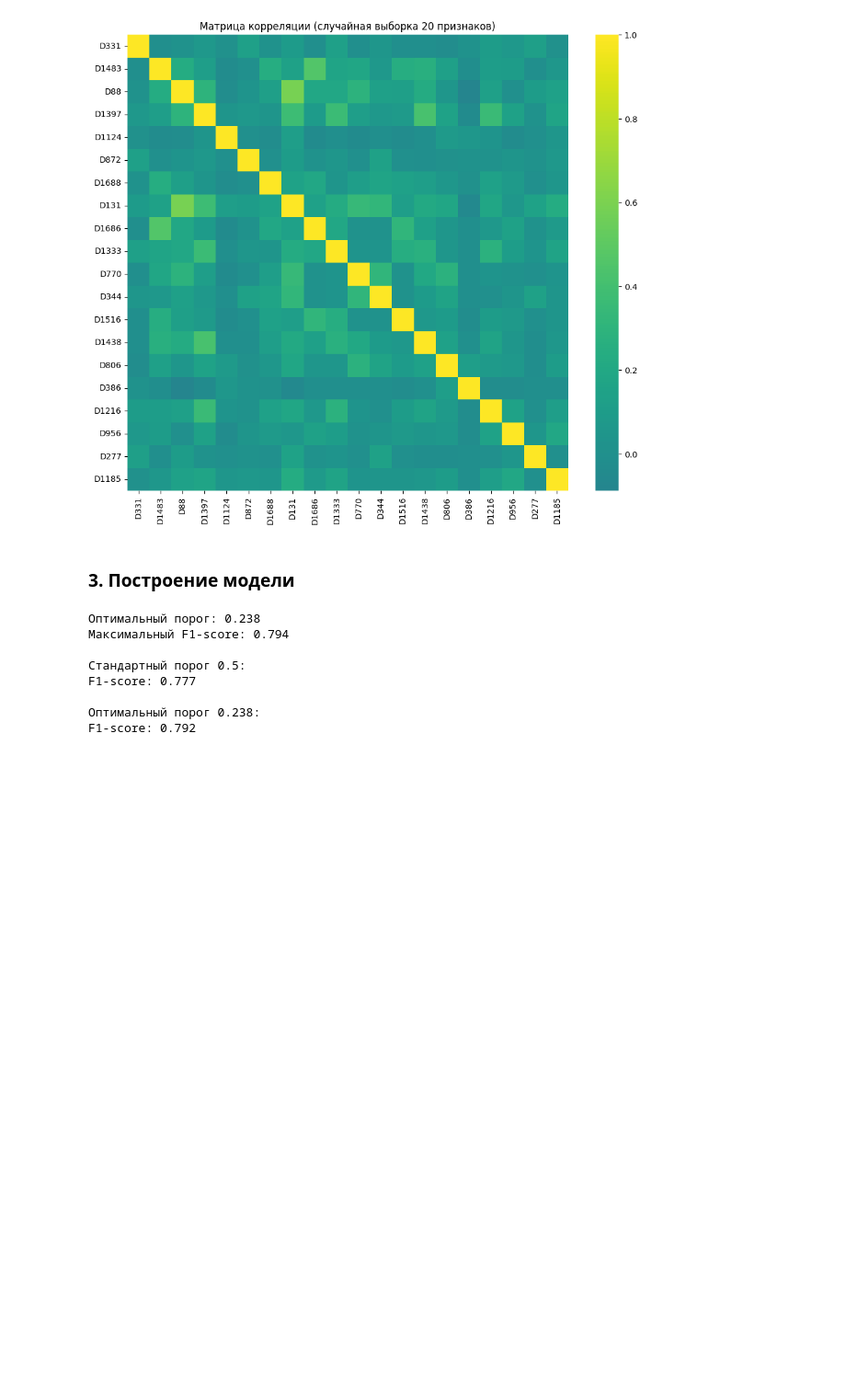
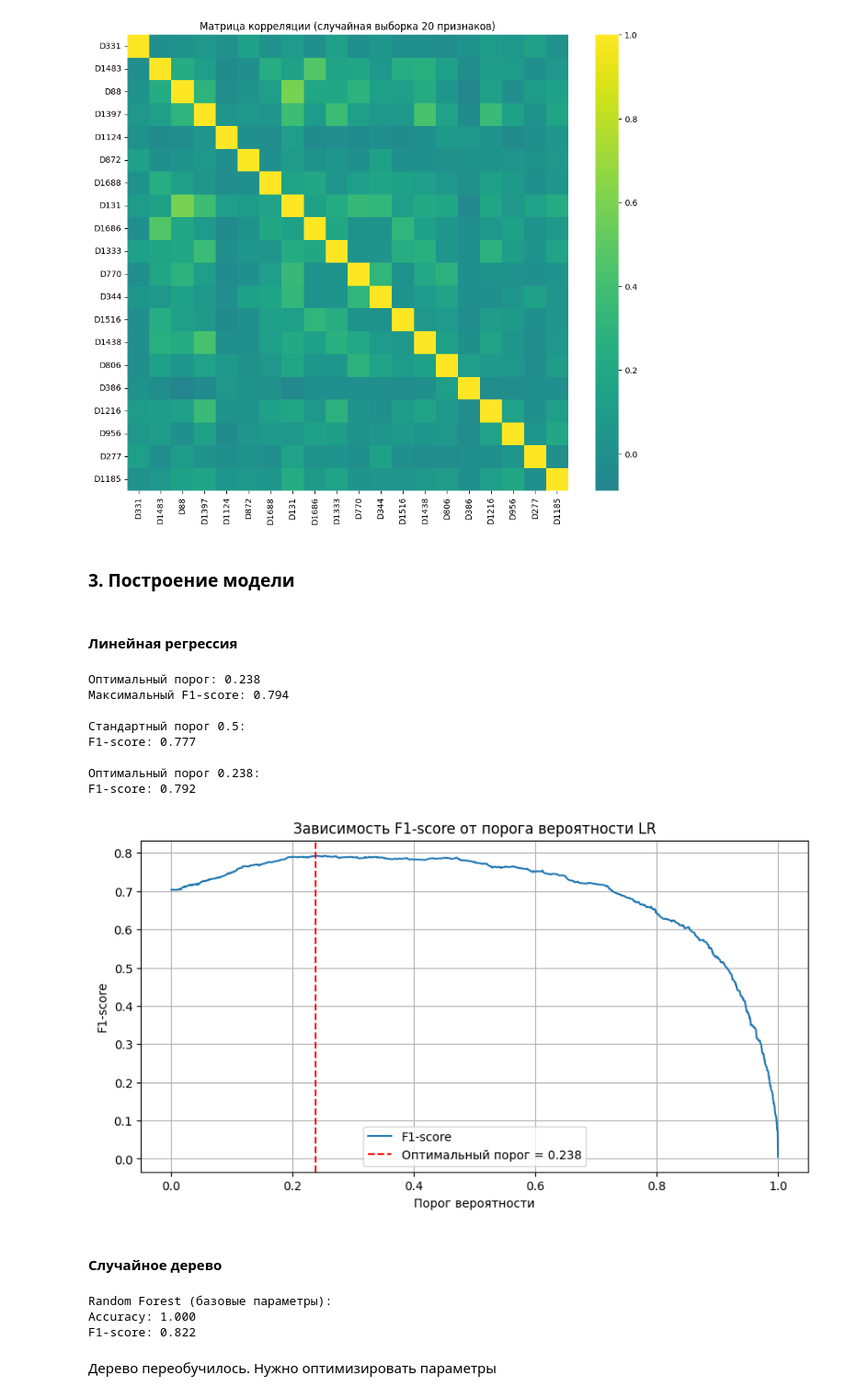
Before and after one commit to UlyanaGru/ML_PredictingBiologicalResponse, a Jupyter notebook: PredictingBiologicalResponse.ipynb, the cells around one changed output. Shown at 92% size. Cells and saved outputs as stored; diff of their text form; code cells hidden in the pictures; blank space fills up the shorter version.

Commit message:
built model RandomForestClassifier

```diff
--- a/PredictingBiologicalResponse.ipynb
+++ b/PredictingBiologicalResponse.ipynb
@@ -189,6 +189,8 @@ to_drop = [column for column in upper.columns if any(upper[column] > threshold)]
 reduced_df = features.drop(columns=to_drop)
 # %% [markdown]
 ### 3. Построение модели
+# %% [markdown]
+#### Линейная регрессия
 # %%
 #Выделение целевого признака
 X = reduced_df
@@ -235,3 +237,34 @@ F1-score: 0.777
 
 Оптимальный порог 0.238:
 F1-score: 0.792
+# %%
+plt.figure(figsize=(10, 5))
+plt.plot(thresholds, f1_scores[:-1], label='F1-score')
+plt.axvline(x=optimal_threshold, color='r', linestyle='--',
+            label=f'Оптимальный порог = {optimal_threshold:.3f}')
+plt.xlabel('Порог вероятности')
+plt.ylabel('F1-score')
+plt.title('Зависимость F1-score от порога вероятности LR')
+plt.legend()
+plt.grid()
+plt.show()
+# %% [output]
+[figure, added]
+# %% [markdown]
+#### Случайное дерево
+# %%
+#Обучение базовой модели Random Forest
+rf = ensemble.RandomForestClassifier(random_state=42, class_weight='balanced')
+rf.fit(X_train, y_train)
+# Оценка базовой модели
+y_test_pred_rf = rf.predict(X_test)
+y_train_pred_rf = rf.predict(X_train)
+print("Random Forest (базовые параметры):")
+print(f"Accuracy: {accuracy_score(y_train, y_train_pred_rf):.3f}")
+print(f"F1-score: {f1_score(y_test, y_test_pred_rf):.3f}\n")
+# %% [output]
+Random Forest (базовые параметры):
+Accuracy: 1.000
+F1-score: 0.822
+# %% [markdown]
+Дерево переобучилось. Нужно оптимизировать параметры
```
Also changed, not shown: parts of 1 cell of this notebook.
